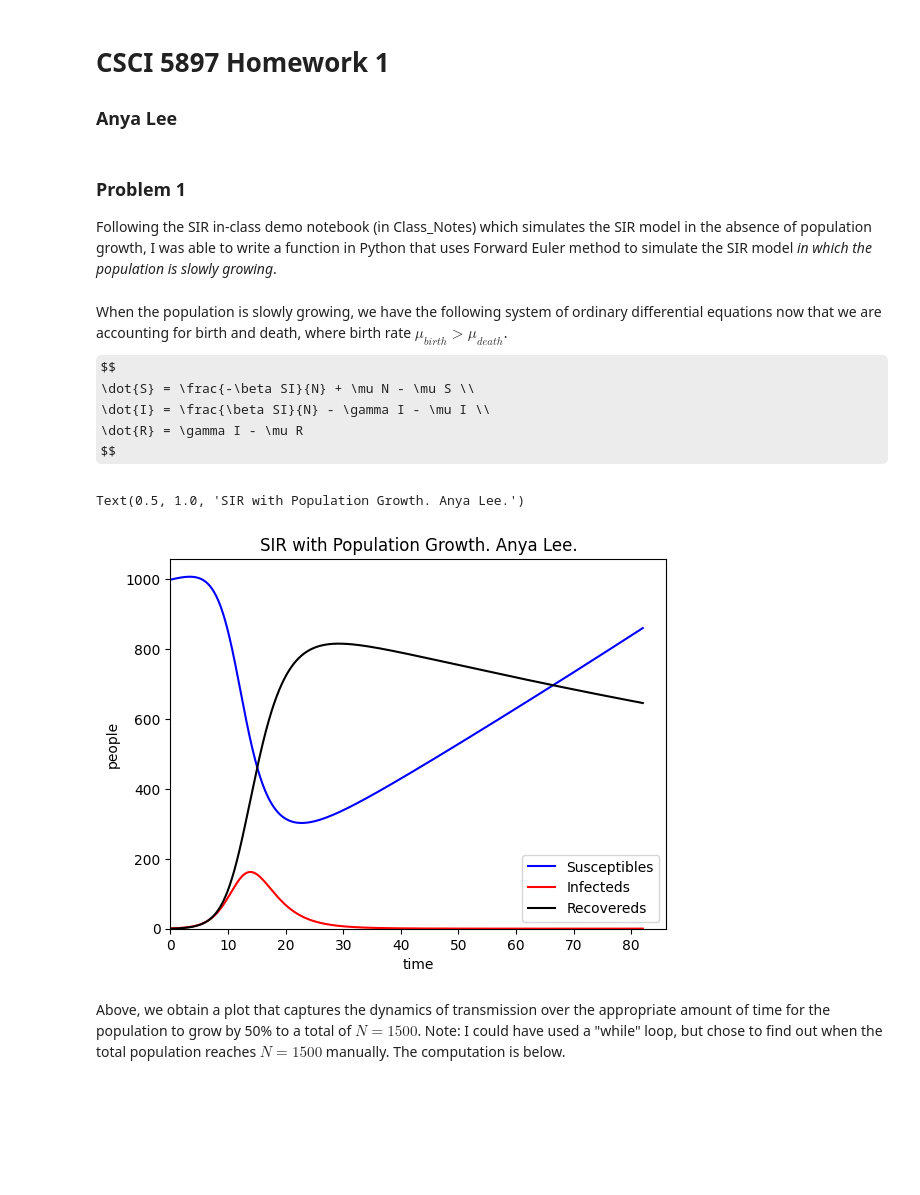
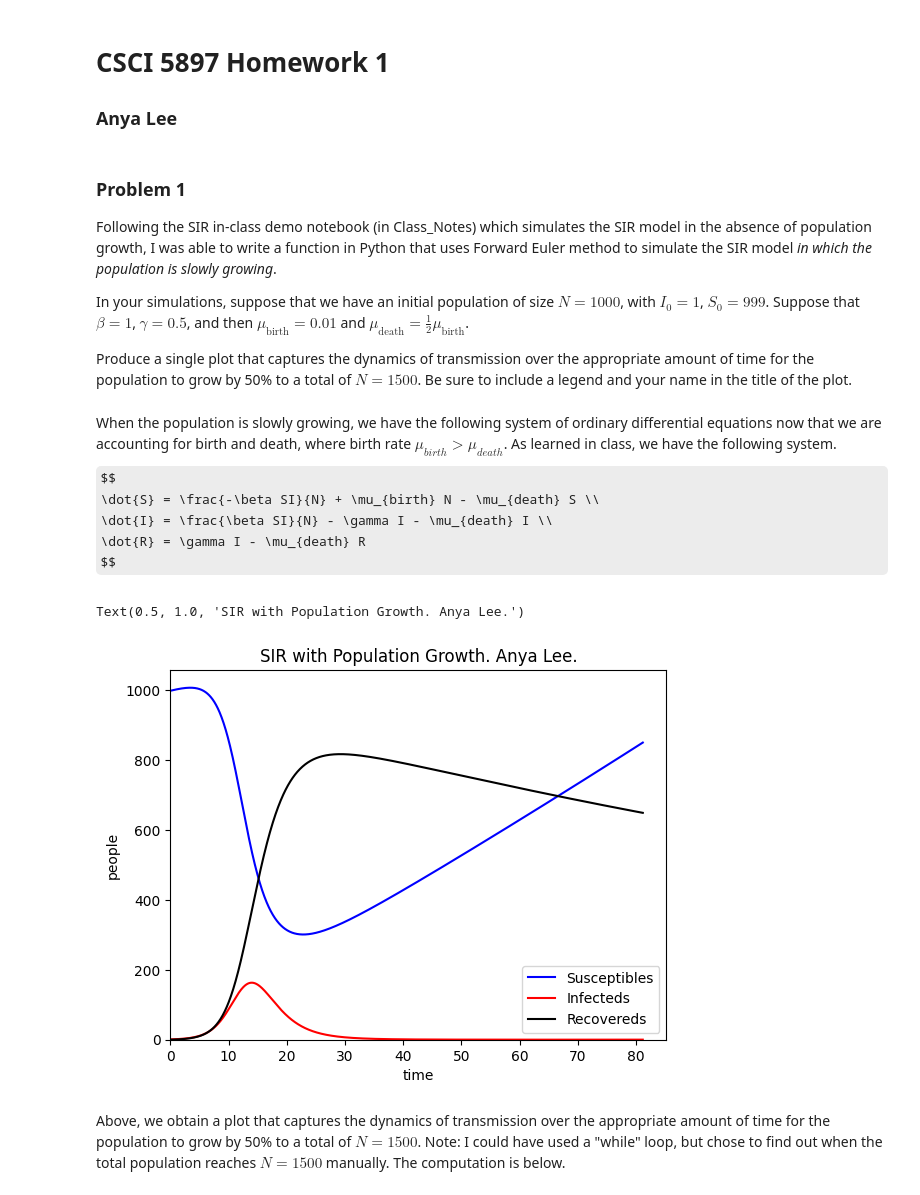
Before and after one commit to mathstud/csci5897, a Jupyter notebook: Homeworks/hw_1.ipynb, the cells around one changed output. Drawn from its saved outputs; the diff is of its cells as text; code cells hidden in the pictures; some formulas as TeX source; blank space fills up the shorter version.

```diff
--- a/Homeworks/hw_1.ipynb
+++ b/Homeworks/hw_1.ipynb
@@ -4,12 +4,16 @@
 # %% [markdown]
 ### **Problem 1**
 Following the SIR in-class demo notebook (in Class\_Notes) which simulates the SIR model in the absence of population growth, I was able to write a function in Python that uses Forward Euler method to simulate the SIR model *in which the population is slowly growing*.
+
+In your simulations, suppose that we have an initial population of size $N=1000$, with $I_0=1$, $S_0=999$. Suppose that $\beta=1$, $\gamma=0.5$, and then $\mu_{\text{birth}}=0.01$ and $\mu_{\text{death}} = \tfrac{1}{2} \mu_\text{birth}$.
+
+Produce a single plot that captures the dynamics of transmission over the appropriate amount of time for the population to grow by 50\% to a total of $N=1500$. Be sure to include a legend and your name in the title of the plot.
 # %% [markdown]
-When the population is slowly growing, we have the following system of ordinary differential equations now that we are accounting for birth and death, where birth rate $\mu_{birth} > \mu_{death}$.
+When the population is slowly growing, we have the following system of ordinary differential equations now that we are accounting for birth and death, where birth rate $\mu_{birth} > \mu_{death}$. As learned in class, we have the following system.
 $$
-\dot{S} = \frac{-\beta SI}{N} + \mu N - \mu S \\
-\dot{I} = \frac{\beta SI}{N} - \gamma I - \mu I \\
-\dot{R} = \gamma I - \mu R
+\dot{S} = \frac{-\beta SI}{N} + \mu_{birth} N - \mu_{death} S \\
+\dot{I} = \frac{\beta SI}{N} - \gamma I - \mu_{death} I \\
+\dot{R} = \gamma I - \mu_{death} R
 $$
 # %%
 import numpy as np
@@ -40,21 +44,27 @@ def SIR_growth(S0, I0, R0, beta, gamma, mu_birth, mu_death, t_max, stepsize):
     return S, I, R, T
 # %%
 # SIR(S0,I0,R0, beta, gamma, mu_birth, mu_death, t_max, stepsize):
+beta = 1
+gamma = 0.5
+mu_birth = 0.01
+mu_death = 0.5*mu_birth
+t_max = 81.11
+
 S,I,R,T = SIR_growth(999, 1, 0,
-             1, 0.5, 0.01, 0.5*0.01, 82, 0.01)
+             beta, gamma, mu_birth, mu_death, t_max, 0.05)
 
 fig, ax = plt.subplots()
 ax.plot(T,S, color = 'b', label='Susceptibles')
 ax.plot(T,I, color = 'r', label='Infecteds')
 ax.plot(T,R, color = 'k', label='Recovereds')
 ax.set_xlabel('time')
 ax.set_ylabel('people')
 ax.legend()
 ax.set_ylim(bottom=0)
 ax.set_xlim(left=0)
 ax.set_title("SIR with Population Growth. Anya Lee.")
 # %% [output]
 Text(0.5, 1.0, 'SIR with Population Growth. Anya Lee.')
-[figure, old version]
+[figure, new version]
 # %% [markdown]
 Above, we obtain a plot that captures the dynamics of transmission over the appropriate amount of time for the population to grow by 50% to a total of $N=1500$. Note: I could have used a "while" loop, but chose to find out when the total population reaches $N=1500$ manually. The computation is below.
```
Also changed, not shown: parts of 5 cells of this notebook.
